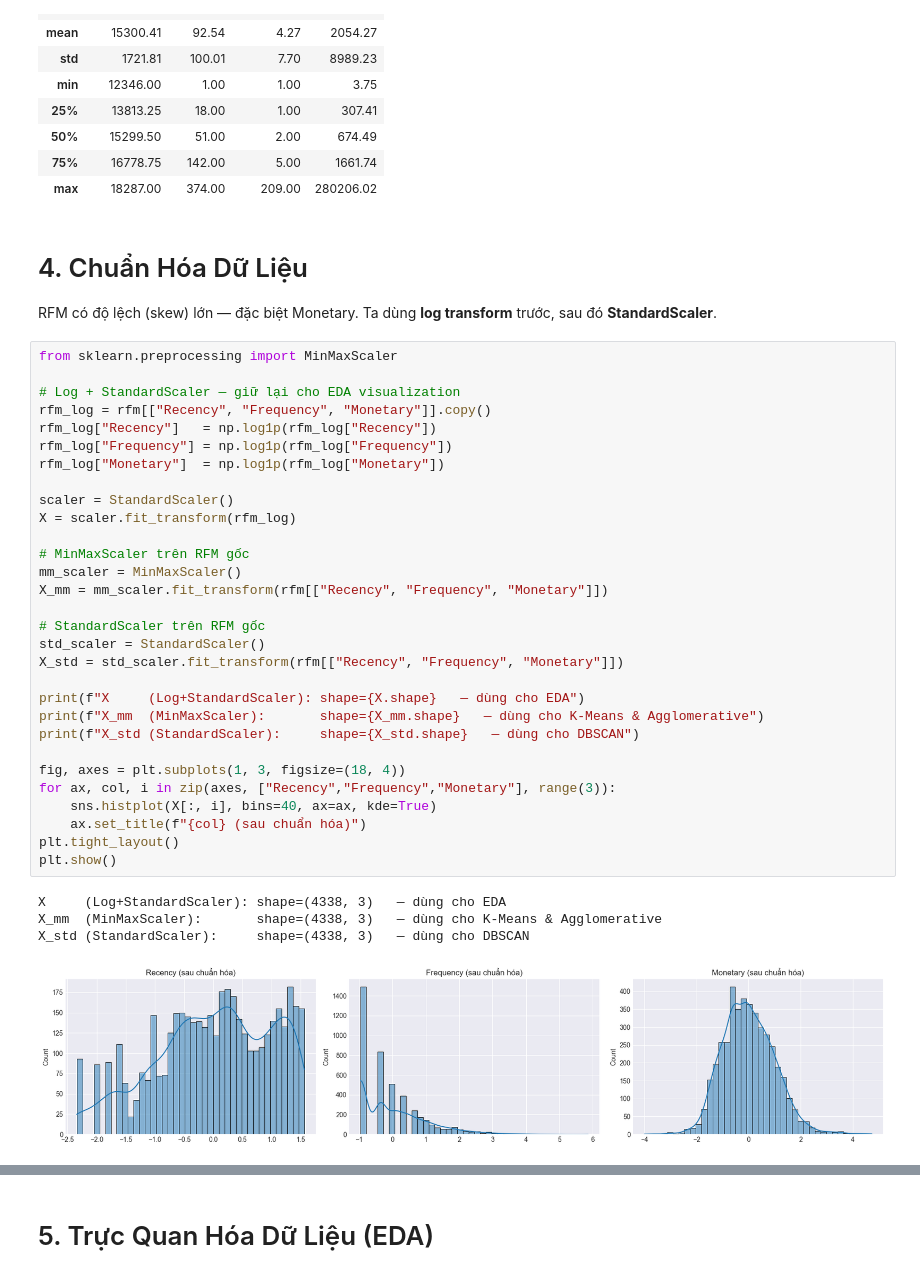
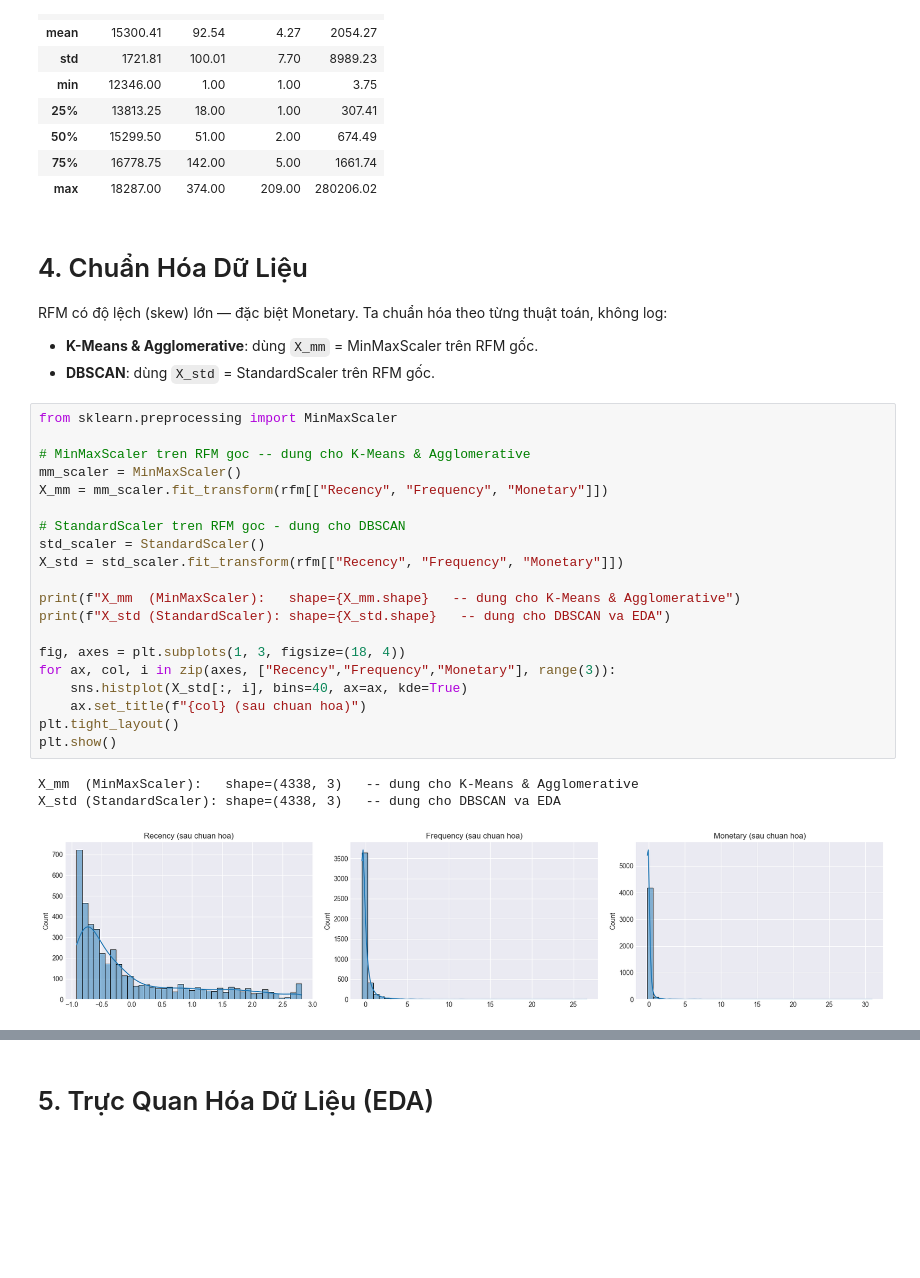
Before and after one commit to TUDONG05/Customer-Classification, a Jupyter notebook: online_retail_1_classification.ipynb, the cells around one changed output, grey strips where cells are left out. Cells and saved outputs as stored; diff of their text form; blank space fills up the shorter version.

```diff
--- a/online_retail_1_classification.ipynb
+++ b/online_retail_1_classification.ipynb
@@ -170,39 +170,30 @@ Thống kê RFM:
 # %% [markdown]
 # 4. Chuẩn Hóa Dữ Liệu
 
-RFM có độ lệch (skew) lớn — đặc biệt Monetary. Ta dùng **log transform** trước, sau đó **StandardScaler**.
+RFM có độ lệch (skew) lớn — đặc biệt Monetary. Ta chuẩn hóa theo từng thuật toán, không log:
+- **K-Means & Agglomerative**: dùng `X_mm` = MinMaxScaler trên RFM gốc.
+- **DBSCAN**: dùng `X_std` = StandardScaler trên RFM gốc.
 # %%
 from sklearn.preprocessing import MinMaxScaler
 
-# Log + StandardScaler — giữ lại cho EDA visualization
-rfm_log = rfm[["Recency", "Frequency", "Monetary"]].copy()
-rfm_log["Recency"]   = np.log1p(rfm_log["Recency"])
-rfm_log["Frequency"] = np.log1p(rfm_log["Frequency"])
-rfm_log["Monetary"]  = np.log1p(rfm_log["Monetary"])
-
-scaler = StandardScaler()
-X = scaler.fit_transform(rfm_log)
-
-# MinMaxScaler trên RFM gốc
+# MinMaxScaler tren RFM goc -- dung cho K-Means & Agglomerative
 mm_scaler = MinMaxScaler()
 X_mm = mm_scaler.fit_transform(rfm[["Recency", "Frequency", "Monetary"]])
 
-# StandardScaler trên RFM gốc
+# StandardScaler tren RFM goc - dung cho DBSCAN
 std_scaler = StandardScaler()
 X_std = std_scaler.fit_transform(rfm[["Recency", "Frequency", "Monetary"]])
 
-print(f"X     (Log+StandardScaler): shape={X.shape}   — dùng cho EDA")
-print(f"X_mm  (MinMaxScaler):       shape={X_mm.shape}   — dùng cho K-Means & Agglomerative")
-print(f"X_std (StandardScaler):     shape={X_std.shape}   — dùng cho DBSCAN")
+print(f"X_mm  (MinMaxScaler):   shape={X_mm.shape}   -- dung cho K-Means & Agglomerative")
+print(f"X_std (StandardScaler): shape={X_std.shape}   -- dung cho DBSCAN va EDA")
 
 fig, axes = plt.subplots(1, 3, figsize=(18, 4))
 for ax, col, i in zip(axes, ["Recency","Frequency","Monetary"], range(3)):
-    sns.histplot(X[:, i], bins=40, ax=ax, kde=True)
-    ax.set_title(f"{col} (sau chuẩn hóa)")
+    sns.histplot(X_std[:, i], bins=40, ax=ax, kde=True)
+    ax.set_title(f"{col} (sau chuan hoa)")
 plt.tight_layout()
 plt.show()
 # %% [output]
-X     (Log+StandardScaler): shape=(4338, 3)   — dùng cho EDA
-X_mm  (MinMaxScaler):       shape=(4338, 3)   — dùng cho K-Means & Agglomerative
-X_std (StandardScaler):     shape=(4338, 3)   — dùng cho DBSCAN
+X_mm  (MinMaxScaler):   shape=(4338, 3)   -- dung cho K-Means & Agglomerative
+X_std (StandardScaler): shape=(4338, 3)   -- dung cho DBSCAN va EDA
-[figure, old version]
+[figure, new version]
```
Also changed, not shown: parts of 20 cells of this notebook, 3 other files.
